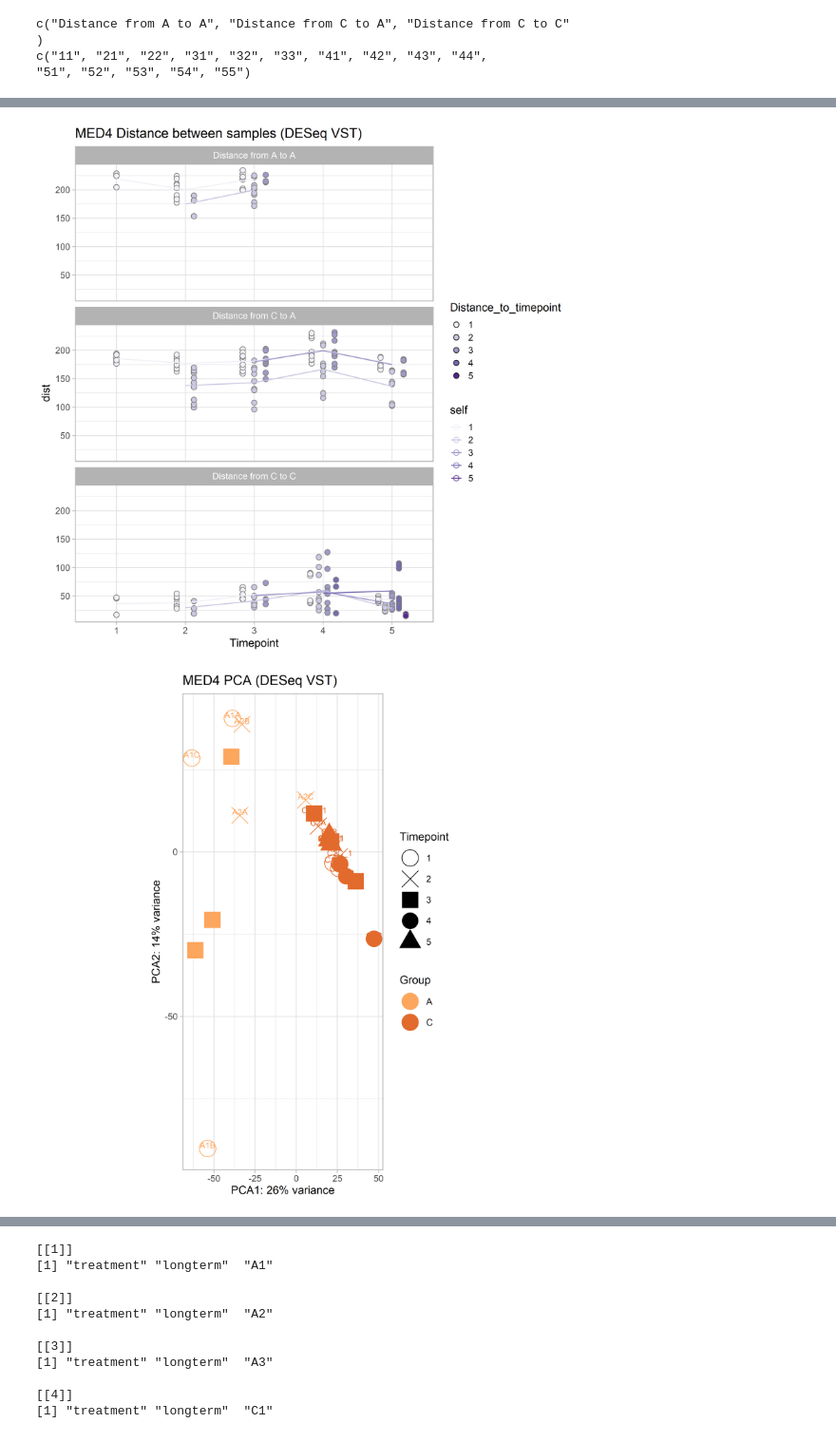
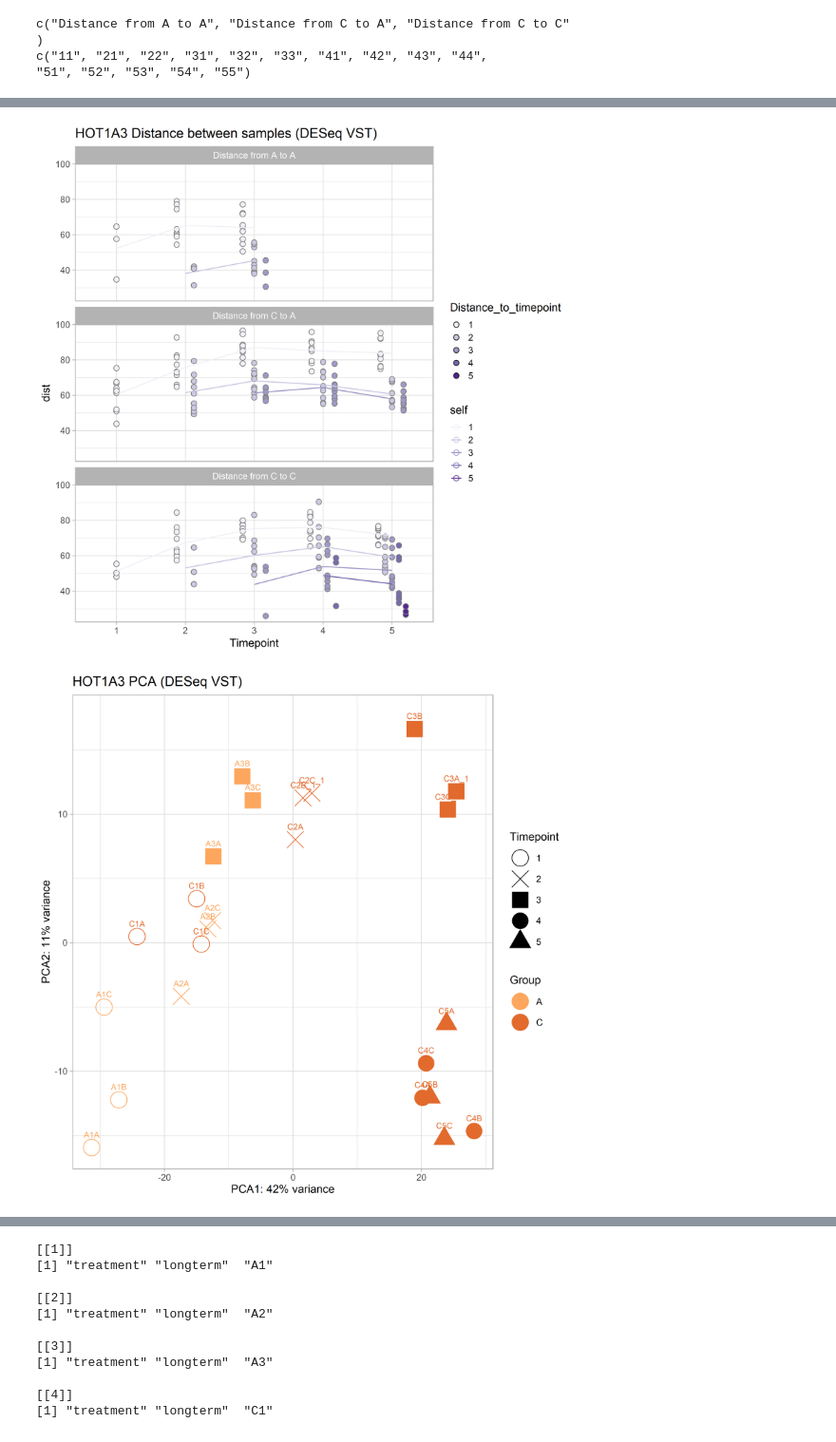
Before and after one commit to wosnat/CC1A3, a Jupyter notebook: RNASEQ/CC1A3 RNASEQ 1A3 DESeq_longterm2.ipynb, the cells around one changed output, grey strips where cells are left out. Shown at 95% size. Saved outputs shown, nothing was run; the diff lists cells and outputs as text; code cells hidden in the pictures.

```diff
--- a/RNASEQ/CC1A3 RNASEQ 1A3 DESeq_longterm2.ipynb
+++ b/RNASEQ/CC1A3 RNASEQ 1A3 DESeq_longterm2.ipynb
@@ -60,7 +113,7 @@ list.files()
 [10] "DE_results"
 [11] "figures"
 # %%
-fname_counts = file.path('data', 'MED4_counts_combined.txt')
+fname_counts = file.path('data', 'HOT1A3_counts_combined.txt')
 # %%
 cdf = read.csv(fname_counts, sep='\t' )
 # %%
@@ -538,29 +581,29 @@ ggplot(mdist, aes(x=Timepoint, y=dist, fill=Distance_to_timepoint,
    scale_fill_manual(values = ann_colors$Timepoint) +
    scale_color_manual(values = ann_colors$Timepoint) +
    facet_wrap(~combgroup, ncol=1) +
-  ggtitle("MED4 Distance between samples (DESeq VST)") +
+  ggtitle("HOT1A3 Distance between samples (DESeq VST)") +
   theme_light(base_size = 15)
 # %% [output]
-[figure, old version]
+[figure, new version]
 # %%
 pcaData <- plotPCA(vsd, intgroup = c( "Timepoint", "Group", 'sample'),
                    returnData = TRUE)
 percentVar <- round(100 * attr(pcaData, "percentVar"))
 gpal = brewer.pal(4, 'Dark2')
 
 ggplot(pcaData, aes(x = PC1, y = PC2,
                     color = Group, shape = Timepoint, label=sample)) +
   geom_point(size =10) +
   xlab(paste0("PCA1: ", percentVar[1], "% variance")) +
   ylab(paste0("PCA2: ", percentVar[2], "% variance")) +
   coord_fixed(ratio=2) +
   geom_text(nudge_y = 1) +
   scale_color_manual(values = ann_colors$Group) +
   scale_shape_manual(values=c(1, 4, 15, 16, 17))+
-  ggtitle("MED4 PCA (DESeq VST)") +
+  ggtitle("HOT1A3 PCA (DESeq VST)") +
   theme_light(base_size = 15)
 # %% [output]
-[figure, old version]
+[figure, new version]
 # %%
 options(repr.plot.width = 3, repr.plot.height = 3, repr.plot.res = 300)
 pcaData <- plotPCA(vsd, intgroup = c( "Timepoint", "Group", 'sample', 'treatment'),
```
Also changed, not shown: parts of 27 cells of this notebook, 12 other files.
